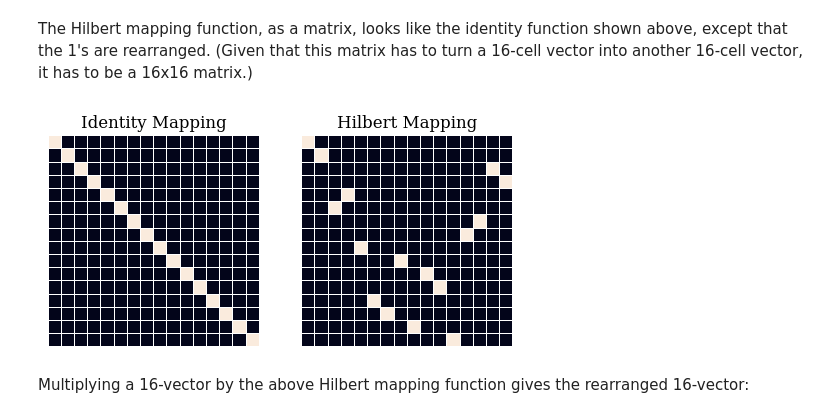
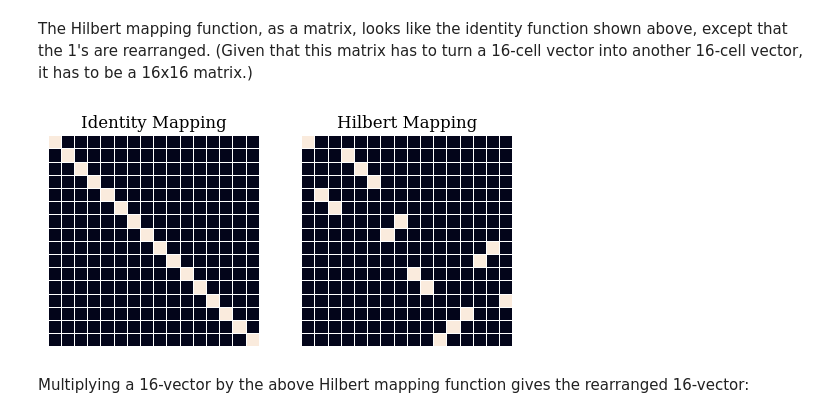
Before and after one commit to LanceNorskog/deep-scurve, a Jupyter notebook: notebooks/Hilbert_Mapping_Introduction.ipynb, the cells around one changed output. Drawn from its saved outputs; the diff is of its cells as text; code cells hidden in the pictures.

```diff
--- a/notebooks/Hilbert_Mapping_Introduction.ipynb
+++ b/notebooks/Hilbert_Mapping_Introduction.ipynb
@@ -23,12 +18,18 @@ hilbertizer = scurve.fromSize('hilbert', 2, power2 * power2)
+# %%
+#@title
+side = 4
+hilbert_curve = HilbertCurve(side, 2)
+forward_mapper = np.zeros((side * side), dtype='int32')
+reverse_mapper = np.zeros((side * side), dtype='int32')
+
+for ii in range(side*side):
+    coords = hilbert_curve.coordinates_from_distance(ii)
+    forward_mapper[ii] = coords[0]*side + coords[1]
+    reverse_mapper[coords[0]*side + coords[1]] = ii
 # %%
 #@title
 ints_mat = np.reshape(np.arange(side * side, dtype='int32'), (side, side))
 ints_line = np.reshape(np.arange(side * side, dtype='int32'), (1, side * side))
-mapper = np.zeros((side * side), dtype='int32')
-for x in range(side):
-    for y in range(side):
-        xy = hilbertizer.point(x * side + y)
-        mapper[xy[0] * side + xy[1]] = x * side + y
-ints_mapped_mat = np.reshape(mapper, (side, side))
-ints_mapped_line = np.reshape(mapper, (1, side * side))
+ints_mapped_mat = np.reshape(reverse_mapper, (side, side))
+ints_mapped_line = np.reshape(reverse_mapper, (1, side * side))
 # %% [markdown]
@@ -98,0 +109,12 @@ In image-processing terms, this could be called the *Hilbert Convolution*, the *
+# %%
+#@title
+fig, (ax1, ax2) = plt.subplots(1, 2)
+ax1.set_title('Linear order')
+ax2.set_title('Hilbert order')
+rows = np.zeros((side * side))
+for x in range(side):
+    rows[x * side: (x * side)+side] = x/side
+fill = rows[reverse_mapper]
+sns.heatmap(np.reshape(rows, (side, side)), ax=ax1, square=True, cbar=False, annot=ints_mat, xticklabels=False, yticklabels=False, linewidths=0.01, linecolor='white')
+sns.heatmap(np.reshape(fill, (side, side)), ax=ax2, square=True, cbar=False, annot=ints_mapped_mat, xticklabels=False, yticklabels=False, linewidths=0.01, linecolor='white')
+plt.show()
@@ -122,24 +146,24 @@ The Hilbert mapping function, as a matrix, looks like the identity function show
 # %%
 #@title
 fig, (ax1, ax2) = plt.subplots(1, 2)
 ax1.set_title('Identity Mapping')
 ax2.set_title('Hilbert Mapping')
 
 mapping_side = side*side
 ident_mapping = np.zeros((mapping_side, mapping_side))
 hilbert_mapping = np.zeros((mapping_side, mapping_side))
 
 for x in range(side):
     for y in range(side):
         ident_mapping[x * side + y][x * side + y] = 1
-        hilbert_mapping[x * side + y][mapper[x * side + y]] = 1
+        hilbert_mapping[x * side + y][reverse_mapper[x * side + y]] = 1
 
 sns.heatmap(ident_mapping, ax=ax1, square=True, cbar=False,  xticklabels=False, yticklabels=False, linewidths=0.01, linecolor='white')
 sns.heatmap(hilbert_mapping, ax=ax2, square=True, cbar=False, xticklabels=False, yticklabels=False, linewidths=0.01, linecolor='white')
 
 plt.show()
 # %% [output]
-[figure, old version]
+[figure, new version]
 # %% [markdown]
 Multiplying a 16-vector by the above Hilbert mapping function gives the rearranged 16-vector:
 # %%
```
Also changed, not shown: parts of 26 cells of this notebook, 2 other files.
